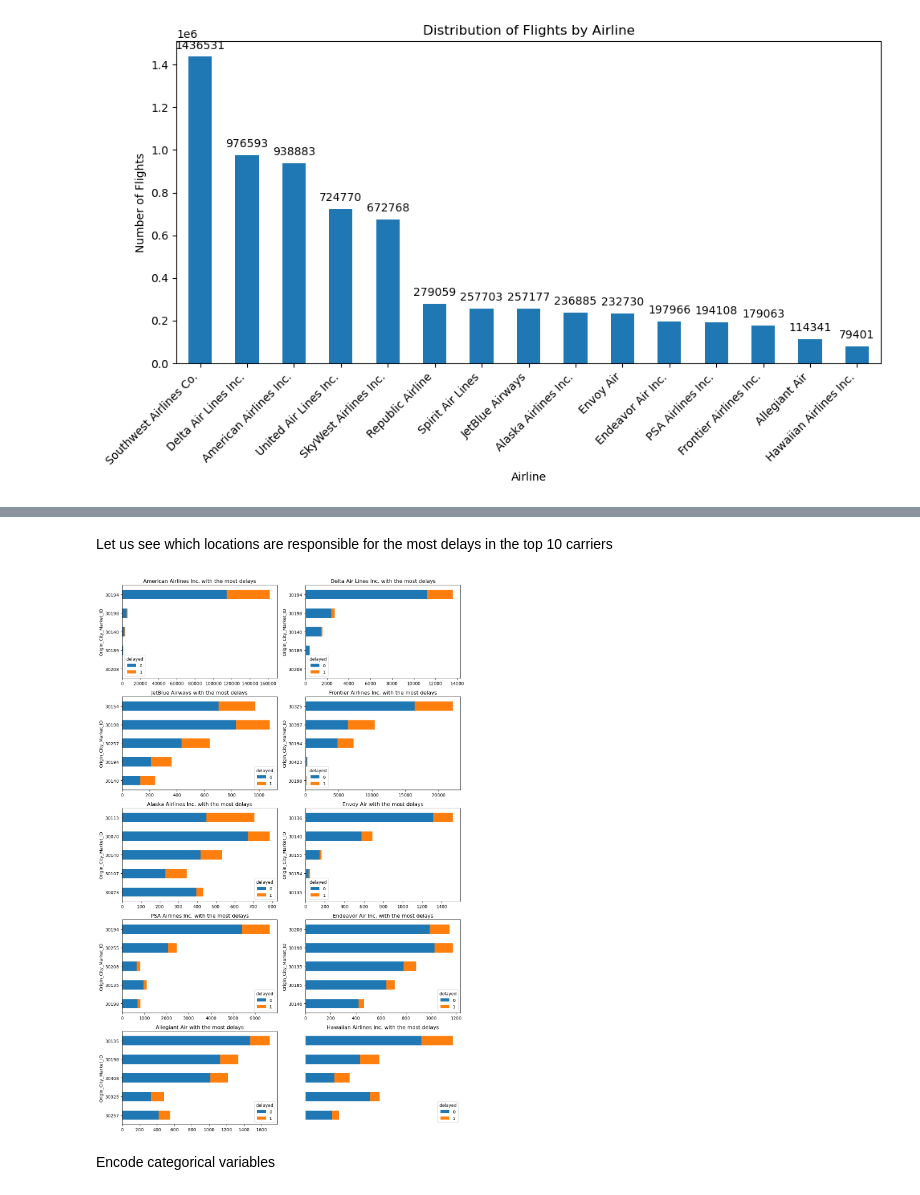
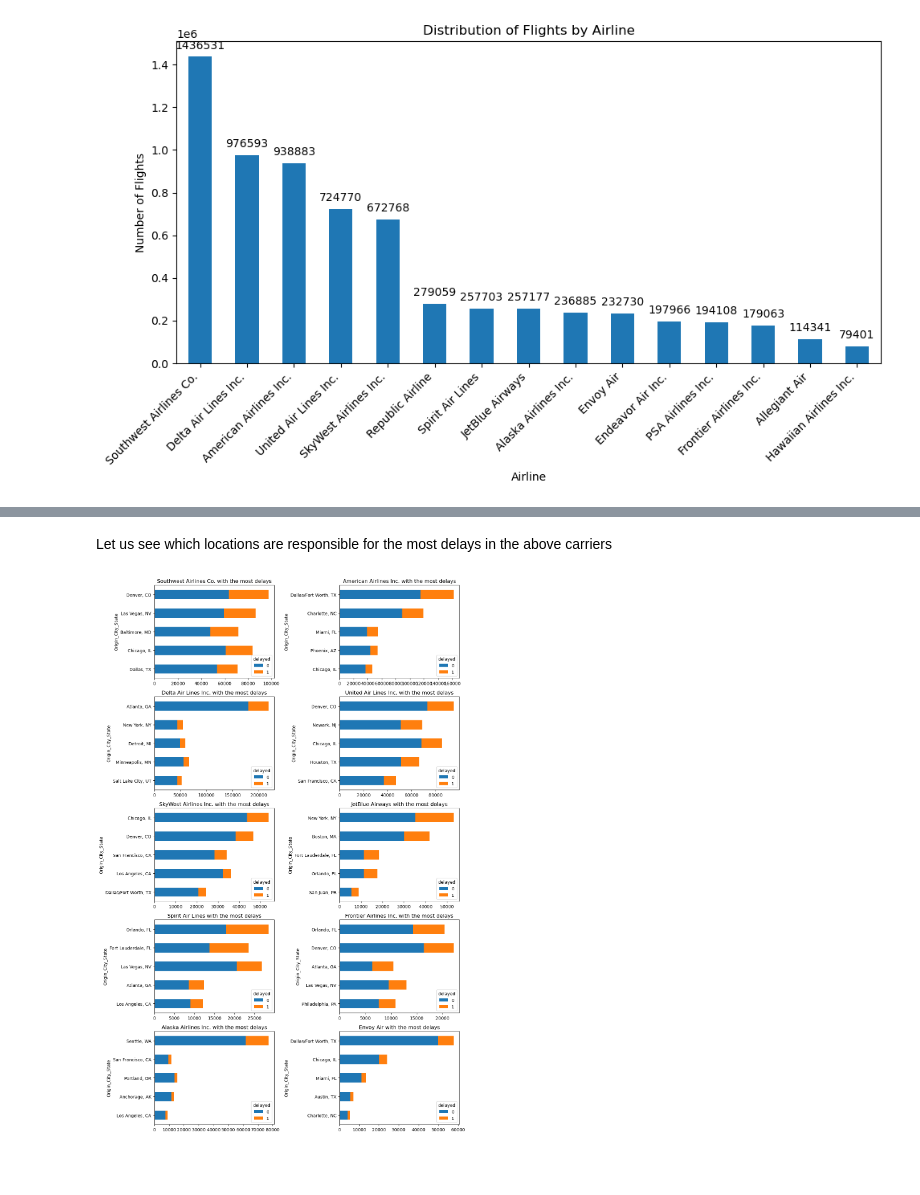
Before and after one commit to B-Treftz/Flight_Status_Predictor, a Jupyter notebook: 1_EDA/EDA_Olivia.ipynb, the cells around one changed output, grey strips where cells are left out. Saved outputs shown, nothing was run; the diff lists cells and outputs as text; code cells hidden in the pictures; blank space fills up the shorter version.

```diff
--- a/1_EDA/EDA_Olivia.ipynb
+++ b/1_EDA/EDA_Olivia.ipynb
@@ -115,8 +115,8 @@ df.drop(['Actual_Dep_Time','Dep_Time_Offset','Dep_Delay_Minutes','Actual_Arr_Tim
          'Weather_Delay','National_Aviation_System_Delay','Security_Delay','Late_Aircraft_Delay',
          'Actual_Gate_to_Gate_Time','Time_Airborne'], axis=1, inplace=True)
 
-# Already have the date column so no need for this
-df.drop(['Quarter','Year','Month', 'Month_Day'], axis=1, inplace=True)
+# Already have the date column so no need for this (Do not drop in case need for later analysis)
+#df.drop(['Quarter','Year','Month', 'Month_Day'], axis=1, inplace=True)
 
 print("Columns remaining: ", df.shape[1])
 # %% [output]
@@ -215,18 +216,10 @@ plt.show()
 # %% [output]
 [figure]
 # %%
-cols = ['Carrier_Name']
-
 plt.figure(figsize=(10, 6))  # Adjust figure size for better readability
-
-for i, col in enumerate(cols):
-    try:
-        # Try to plot on current subplot
-        df.groupby([col, 'delayed']).size().unstack().head(10).sort_values(by=1).plot(kind='barh', stacked=True)
-        plt.title(f'{col} with the most delays')
-    except IndexError:
-        # If all subplots are used, break the loop
-        break
+df.groupby(['Carrier_Name', 'delayed']).size().unstack().sort_values(by=1, ascending=False).head(10).plot(kind='barh', stacked=True)
+plt.title('Carrier Name with the most delays')
+plt.gca().invert_yaxis()
 plt.tight_layout()  # Adjust layout to prevent labels from overlapping
 plt.show()
 # %% [output]
@@ -239,31 +253,30 @@ We will still investigate all top 10 carriers with the most delays, but keep in
 # %% [markdown]
-Let us see which locations are responsible for the most delays in the top 10 carriers
+Let us see which locations are responsible for the most delays in the above carriers
 # %%
-carrier_name = ['American Airlines Inc.', 'Delta Air Lines Inc.', 'JetBlue Airways', 'Frontier Airlines Inc.',
-                'Alaska Airlines Inc.', 'Envoy Air', 'PSA Airlines Inc.', 'Endeavor Air Inc.', 'Allegiant Air',
-                'Hawaiian Airlines Inc.']
+carrier_name = ['Southwest Airlines Co.', 'American Airlines Inc.', 'Delta Air Lines Inc.', 'United Air Lines Inc.',
+                'SkyWest Airlines Inc.', 'JetBlue Airways', 'Spirit Air Lines', 'Frontier Airlines Inc.',
+                'Alaska Airlines Inc.', 'Envoy Air']
 
 fig, axes = plt.subplots(nrows=int((len(carrier_name) - 1) / 2) + 1, ncols=2, figsize=(12, 18))
 
 # Flatten axes in case there's only one row
 axes = axes.ravel()
 
 for i, carrier in enumerate(carrier_name):
     try:
         # Try to plot on current subplot
-        df[df['Carrier_Name'] == carrier].groupby(['Origin_City_Market_ID', 'delayed']).size().unstack().head(5).sort_values(by=1).plot(kind='barh', stacked=True, ax=axes[i])
+        df[df['Carrier_Name'] == carrier].groupby(['Origin_City_State', 'delayed']).size().unstack().sort_values(by=1, ascending=False).head(5).plot(kind='barh', stacked=True, ax=axes[i])
         axes[i].set_title(f'{carrier} with the most delays')
+        axes[i].invert_yaxis()
     except IndexError:
         # If all subplots are used, break the loop
         break
 
 # Make sure any unused axes don't have titles or labels
-for ax in axes[i:]:
-    ax.axis('off')
+#for ax in axes[i:]:
+#    ax.axis('off')
 
 plt.tight_layout()
 plt.show()
 # %% [output]
-[figure, old version]
+[figure, new version]
-# %% [markdown]
-Encode categorical variables
```
Also changed, not shown: parts of 15 cells of this notebook.
